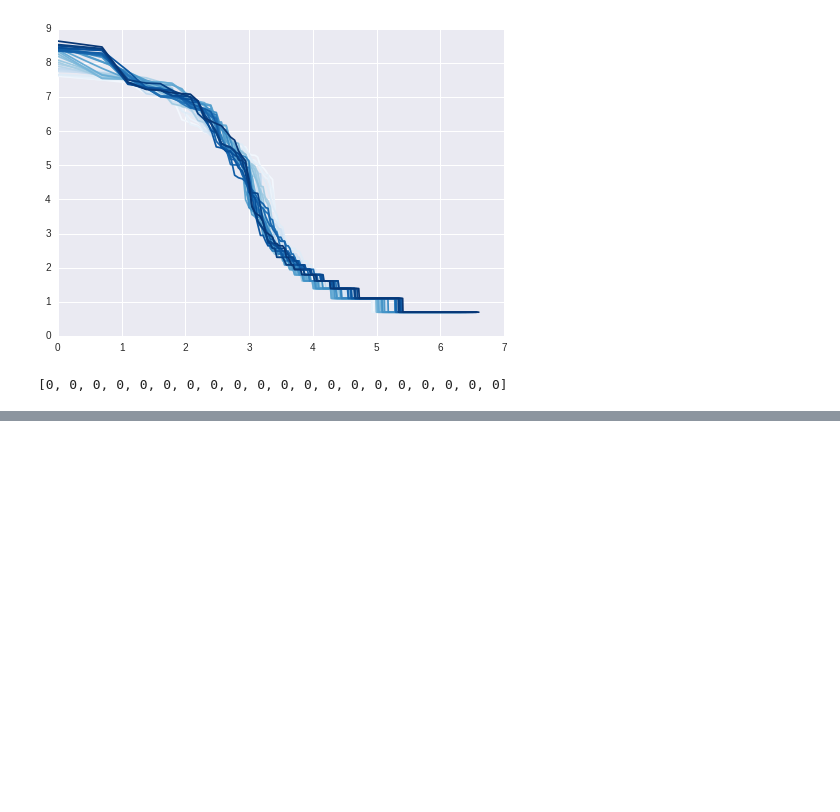
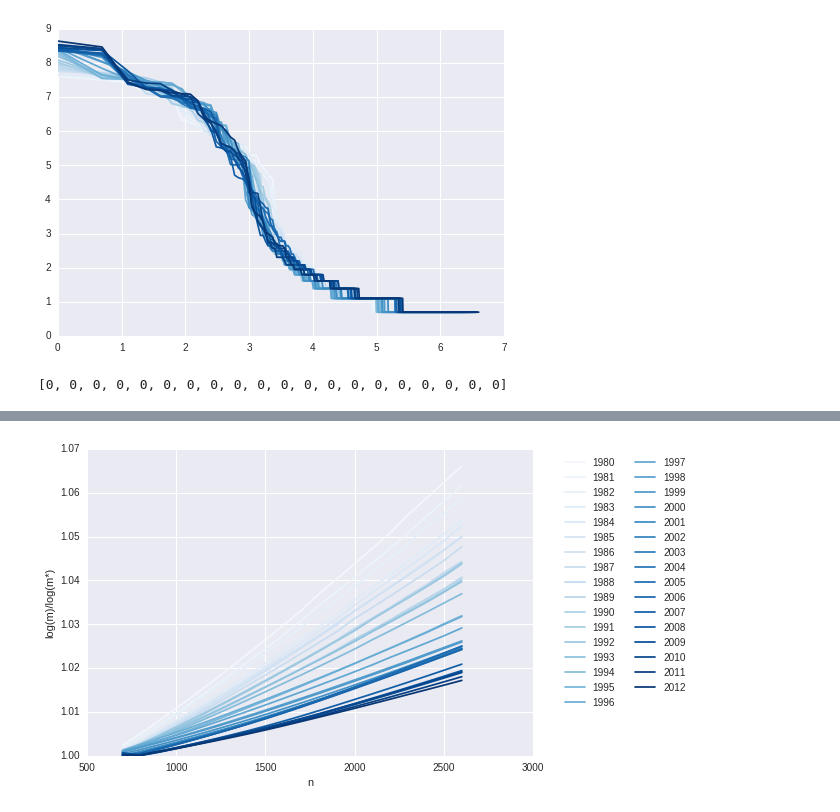
Before and after one commit to JusteRaimbault/PatentsMining, a Jupyter notebook: Models/Semantic/Analysis.ipynb, the cells around one changed output, grey strips where cells are left out. Cells and saved outputs as stored; diff of their text form; code cells hidden in the pictures; blank space fills up the shorter version.

```diff
--- a/Models/Semantic/Analysis.ipynb
+++ b/Models/Semantic/Analysis.ipynb
@@ -107,0 +150,13 @@ for year in range(1980,2013):
+# %%
+years=range(1980,2013)
+#nvals=[700,800,900,1000,1100,2000,5000]
+nvals=numpy.arange(700,2700,100)
+vals={}
+
+for i in range(len(optmods)):
+    year = years[i]
+    print(year)
+    mods = []
+    for n in nvals:
+        mods.append(numpy.log(comsfg[year].as_clustering(n).modularity)/numpy.log(optmods[i]))
+    vals[year]=mods
@@ -107,0 +181,11 @@ for year in range(1980,2013):
+# %%
+seaborn.set_palette('Blues',len(years))
+
+for i in range(len(optmods)):
+    year = years[i]
+    plot.plot(nvals,vals[year])
+plot.legend(years,bbox_to_anchor=(1.05, 1), loc=2,ncol=2)
+plot.xlabel('n');plot.ylabel('log(m)/log(m*)')
+plot.show()
+# %% [output]
+[figure, added]
```
Also changed, not shown: parts of 10 cells of this notebook, 3 other files.
